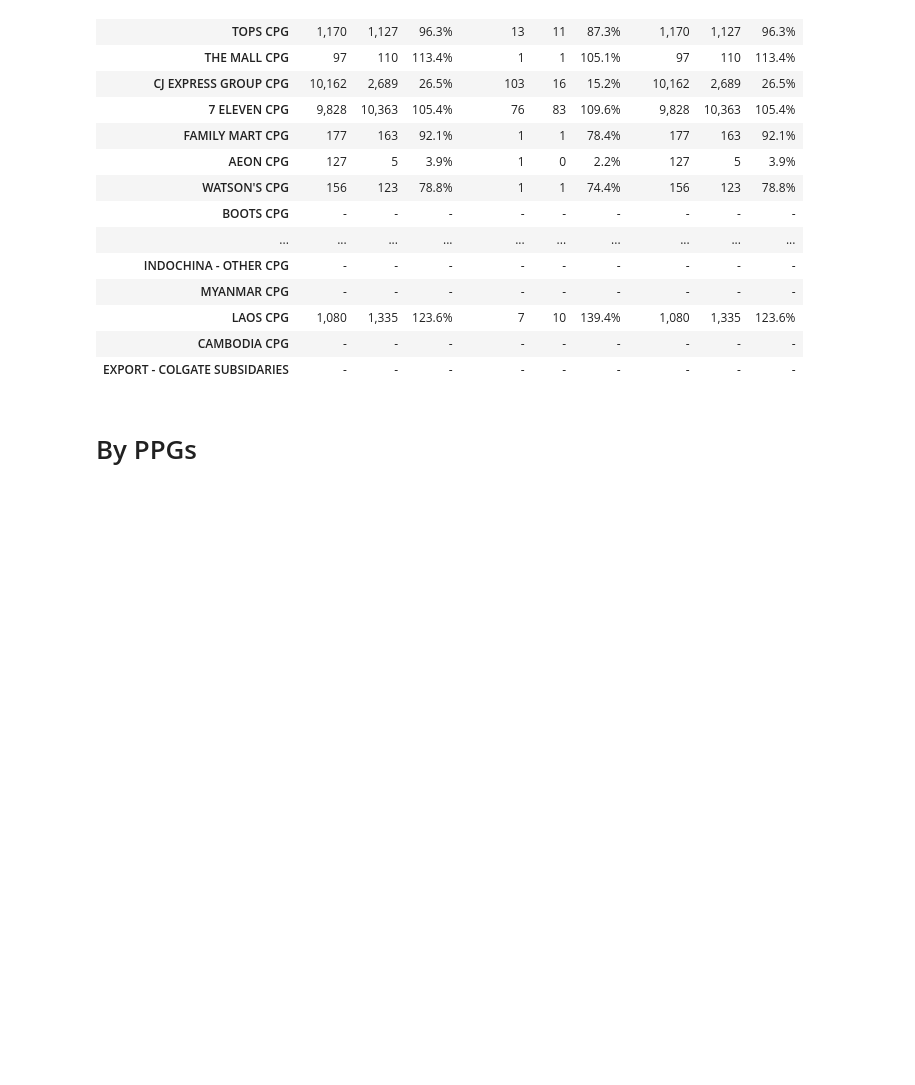
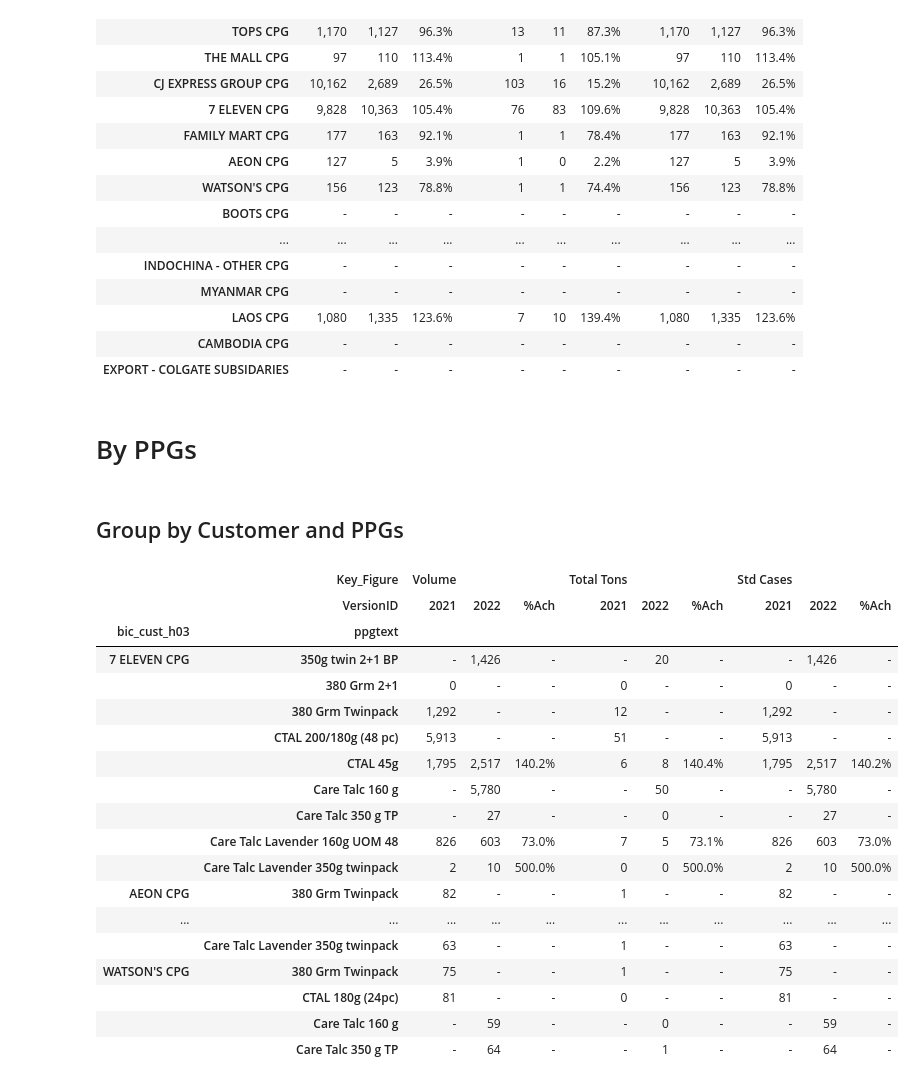
Before and after one commit to thongchaiphumphuang/SGA_Adhoc, a Jupyter notebook: Care_Talc_Powder.ipynb, the cells around one changed output. Saved outputs shown, nothing was run; the diff lists cells and outputs as text; code cells hidden in the pictures; blank space fills up the shorter version.

```diff
--- a/Care_Talc_Powder.ipynb
+++ b/Care_Talc_Powder.ipynb
@@ -127,0 +128,52 @@ by_ppg_df.to_excel("by_ppgs.xlsx")
+# %% [markdown]
+## Group by Customer and PPGs
+# %%
+df.loc[df['Key_Figure'] == "Total Volume (Sales UoM)", 'Key_Figure'] = 'Volume'
+result_ach = (
+    df
+    [['bic_cust_h03','ppgtext','SLE_Actual_LE','VersionID','Key_Figure', 'value']]
+    .query("Key_Figure in ['Volume','Total Tons','Std Cases']")
+    .assign(VersionID= lambda x: ['2022' if i == "2022 Actuals (Daily YTD)" else '2021' for i in x['SLE_Actual_LE']])
+    .groupby(['bic_cust_h03','ppgtext','VersionID','Key_Figure'])['value']
+    .agg('sum')
+    .unstack(-1)
+    .unstack(-1)
+    .stack(0)
+    .pipe(lambda x: x.assign(**{'%Ach': x['2022'] / x['2021']}))
+    .unstack()
+    .swaplevel(axis=1)
+)
+
+result_ach = result_ach[['Volume', 'Total Tons', 'Std Cases']]
+by_ppg_df = result_ach.style.format(thousands=",",na_rep='-',
+                    formatter={('Volume', '2022'): "{:,.0f}",
+                               ('Volume', '2021'): "{:,.0f}",
+                               ('Volume', '%Ach'): "{:.1%}",
+                               ('Total Tons', '2022'): "{:,.0f}",
+                               ('Total Tons', '2021'): "{:,.0f}",
+                               ('Total Tons', '%Ach'): "{:.1%}",
+                               ('Std Cases', '2022'): "{:,.0f}",
+                               ('Std Cases', '2021'): "{:,.0f}",
+                               ('Std Cases', '%Ach'): "{:.1%}"})
+# %%
+by_ppg_df
+# %% [output]
+|  | Key_Figure | Volume |  |  | Total Tons |  |  | Std Cases |  |  |
+|  | VersionID | 2021 | 2022 | %Ach | 2021 | 2022 | %Ach | 2021 | 2022 | %Ach |
+| bic_cust_h03 | ppgtext |  |  |  |  |  |  |  |  |  |
+| 7 ELEVEN CPG | 350g twin 2+1 BP | - | 1,426 | - | - | 20 | - | - | 1,426 | - |
+|  | 380 Grm 2+1 | 0 | - | - | 0 | - | - | 0 | - | - |
+|  | 380 Grm Twinpack | 1,292 | - | - | 12 | - | - | 1,292 | - | - |
+|  | CTAL 200/180g (48 pc) | 5,913 | - | - | 51 | - | - | 5,913 | - | - |
+|  | CTAL 45g | 1,795 | 2,517 | 140.2% | 6 | 8 | 140.4% | 1,795 | 2,517 | 140.2% |
+|  | Care Talc 160 g | - | 5,780 | - | - | 50 | - | - | 5,780 | - |
+|  | Care Talc 350 g TP | - | 27 | - | - | 0 | - | - | 27 | - |
+|  | Care Talc Lavender 160g UOM 48 | 826 | 603 | 73.0% | 7 | 5 | 73.1% | 826 | 603 | 73.0% |
+|  | Care Talc Lavender 350g twinpack | 2 | 10 | 500.0% | 0 | 0 | 500.0% | 2 | 10 | 500.0% |
+| AEON CPG | 380 Grm Twinpack | 82 | - | - | 1 | - | - | 82 | - | - |
+| ... | ... | ... | ... | ... | ... | ... | ... | ... | ... | ... |
+|  | Care Talc Lavender 350g twinpack | 63 | - | - | 1 | - | - | 63 | - | - |
+| WATSON'S CPG | 380 Grm Twinpack | 75 | - | - | 1 | - | - | 75 | - | - |
+|  | CTAL 180g (24pc) | 81 | - | - | 0 | - | - | 81 | - | - |
+|  | Care Talc 160 g | - | 59 | - | - | 0 | - | - | 59 | - |
+|  | Care Talc 350 g TP | - | 64 | - | - | 1 | - | - | 64 | - |
```
Also changed, not shown: parts of 2 cells of this notebook.
